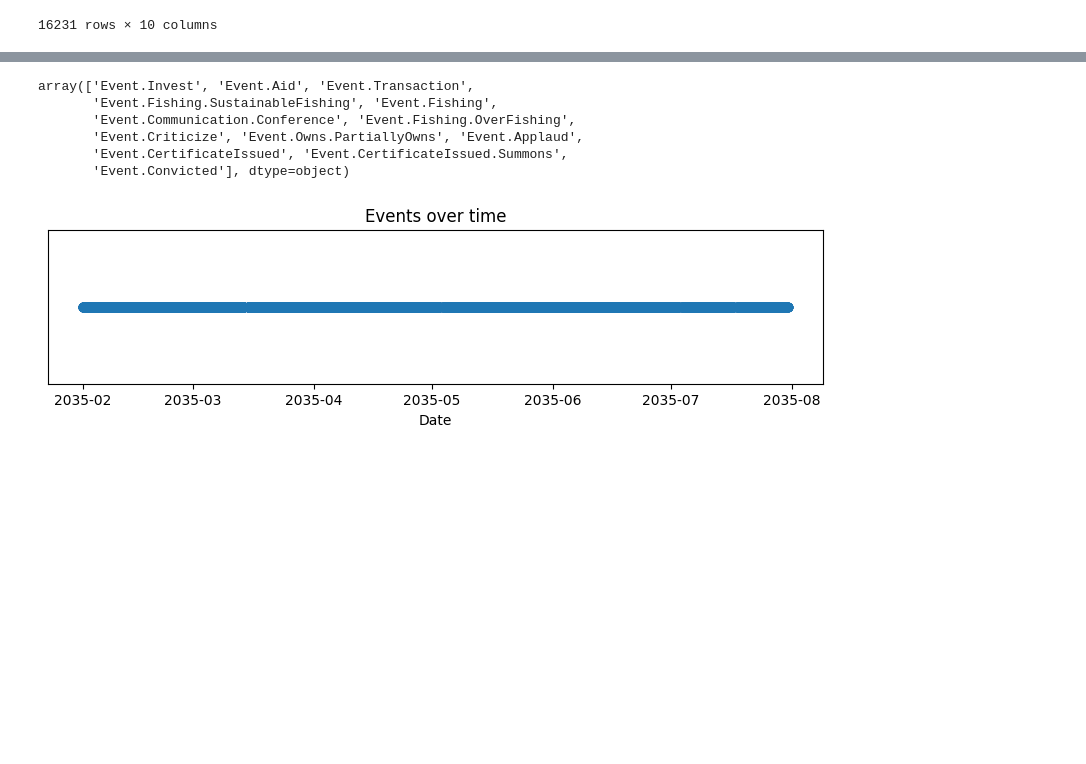
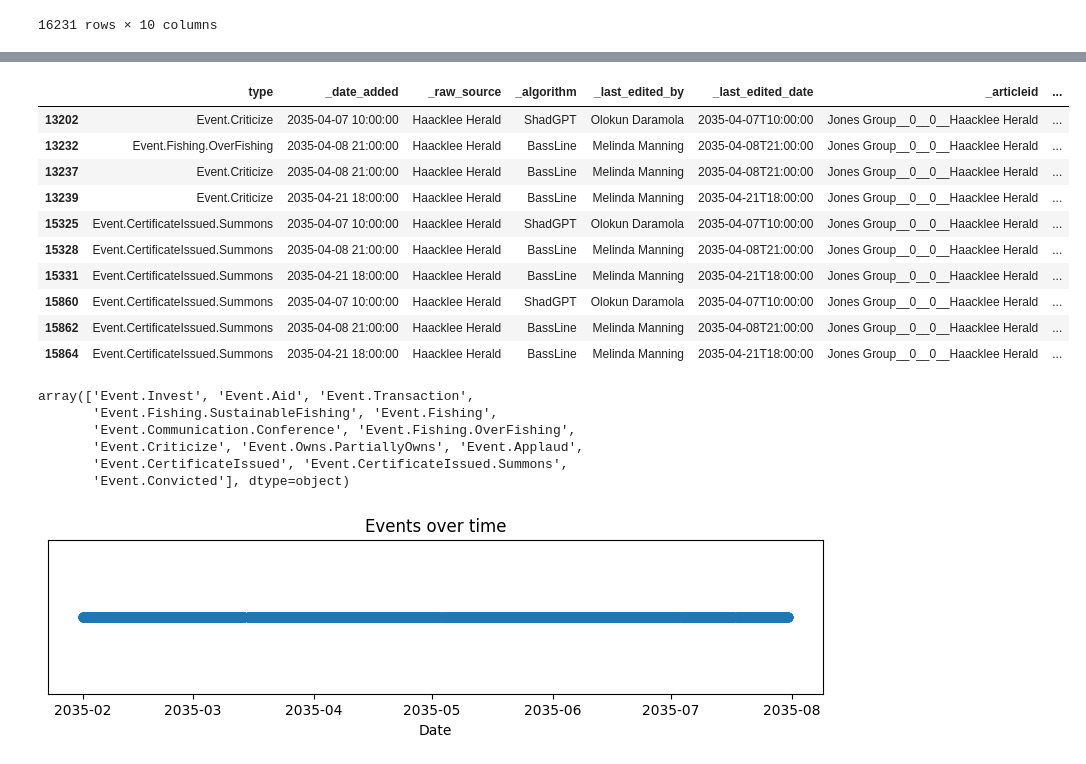
Before and after one commit to andrei-lucian/visual_analytics, a Jupyter notebook: MC1/mc1.ipynb, the cells around one changed output, grey strips where cells are left out. Saved outputs shown, nothing was run; the diff lists cells and outputs as text; code cells hidden in the pictures; blank space fills up the shorter version.

```diff
--- a/MC1/mc1.ipynb
+++ b/MC1/mc1.ipynb
@@ -83,3 +57,32 @@ nyanza_df
+# %%
+# Convert to datetime
+df_links['_date_added'] = pd.to_datetime(df_links['_date_added'])
+
+# Create a new 'month' column in YYYY-MM format
+df_links['month'] = df_links['_date_added'].dt.to_period('M').astype(str)
+# %%
+filtered_df = df_links[
+     (df_links['_raw_source'] == 'Haacklee Herald') &
+    # (df_links['month'] == '2035-03') &
+    (
+        (df_links['source'] == 'Namorna Transit Ltd') |
+        (df_links['target'] == 'Namorna Transit Ltd')
+    )
+]
+# %%
+filtered_df
+# %% [output]
+|  | type | _date_added | _raw_source | _algorithm | _last_edited_by | _last_edited_date | _articleid | ... |
+| 13202 | Event.Criticize | 2035-04-07 10:00:00 | Haacklee Herald | ShadGPT | Olokun Daramola | 2035-04-07T10:00:00 | Jones Group__0__0__Haacklee Herald | ... |
+| 13232 | Event.Fishing.OverFishing | 2035-04-08 21:00:00 | Haacklee Herald | BassLine | Melinda Manning | 2035-04-08T21:00:00 | Jones Group__0__0__Haacklee Herald | ... |
+| 13237 | Event.Criticize | 2035-04-08 21:00:00 | Haacklee Herald | BassLine | Melinda Manning | 2035-04-08T21:00:00 | Jones Group__0__0__Haacklee Herald | ... |
+| 13239 | Event.Criticize | 2035-04-21 18:00:00 | Haacklee Herald | BassLine | Melinda Manning | 2035-04-21T18:00:00 | Jones Group__0__0__Haacklee Herald | ... |
+| 15325 | Event.CertificateIssued.Summons | 2035-04-07 10:00:00 | Haacklee Herald | ShadGPT | Olokun Daramola | 2035-04-07T10:00:00 | Jones Group__0__0__Haacklee Herald | ... |
+| 15328 | Event.CertificateIssued.Summons | 2035-04-08 21:00:00 | Haacklee Herald | BassLine | Melinda Manning | 2035-04-08T21:00:00 | Jones Group__0__0__Haacklee Herald | ... |
+| 15331 | Event.CertificateIssued.Summons | 2035-04-21 18:00:00 | Haacklee Herald | BassLine | Melinda Manning | 2035-04-21T18:00:00 | Jones Group__0__0__Haacklee Herald | ... |
+| 15860 | Event.CertificateIssued.Summons | 2035-04-07 10:00:00 | Haacklee Herald | ShadGPT | Olokun Daramola | 2035-04-07T10:00:00 | Jones Group__0__0__Haacklee Herald | ... |
+| 15862 | Event.CertificateIssued.Summons | 2035-04-08 21:00:00 | Haacklee Herald | BassLine | Melinda Manning | 2035-04-08T21:00:00 | Jones Group__0__0__Haacklee Herald | ... |
+| 15864 | Event.CertificateIssued.Summons | 2035-04-21 18:00:00 | Haacklee Herald | BassLine | Melinda Manning | 2035-04-21T18:00:00 | Jones Group__0__0__Haacklee Herald | ... |
 # %%
 df_links['type'].unique()
 # %% [output]
```
Also changed, not shown: parts of 2 cells of this notebook, 4 other files.
